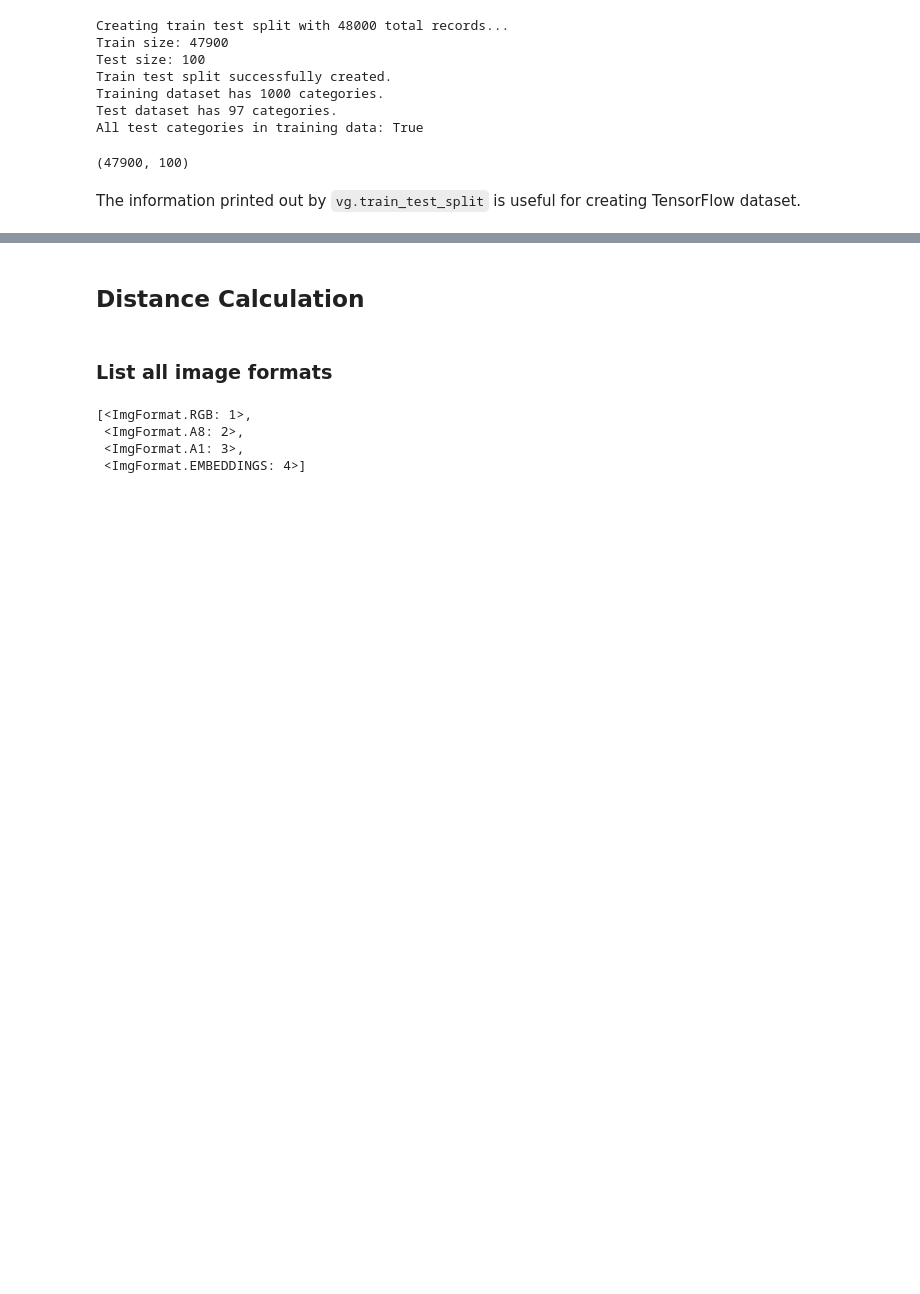
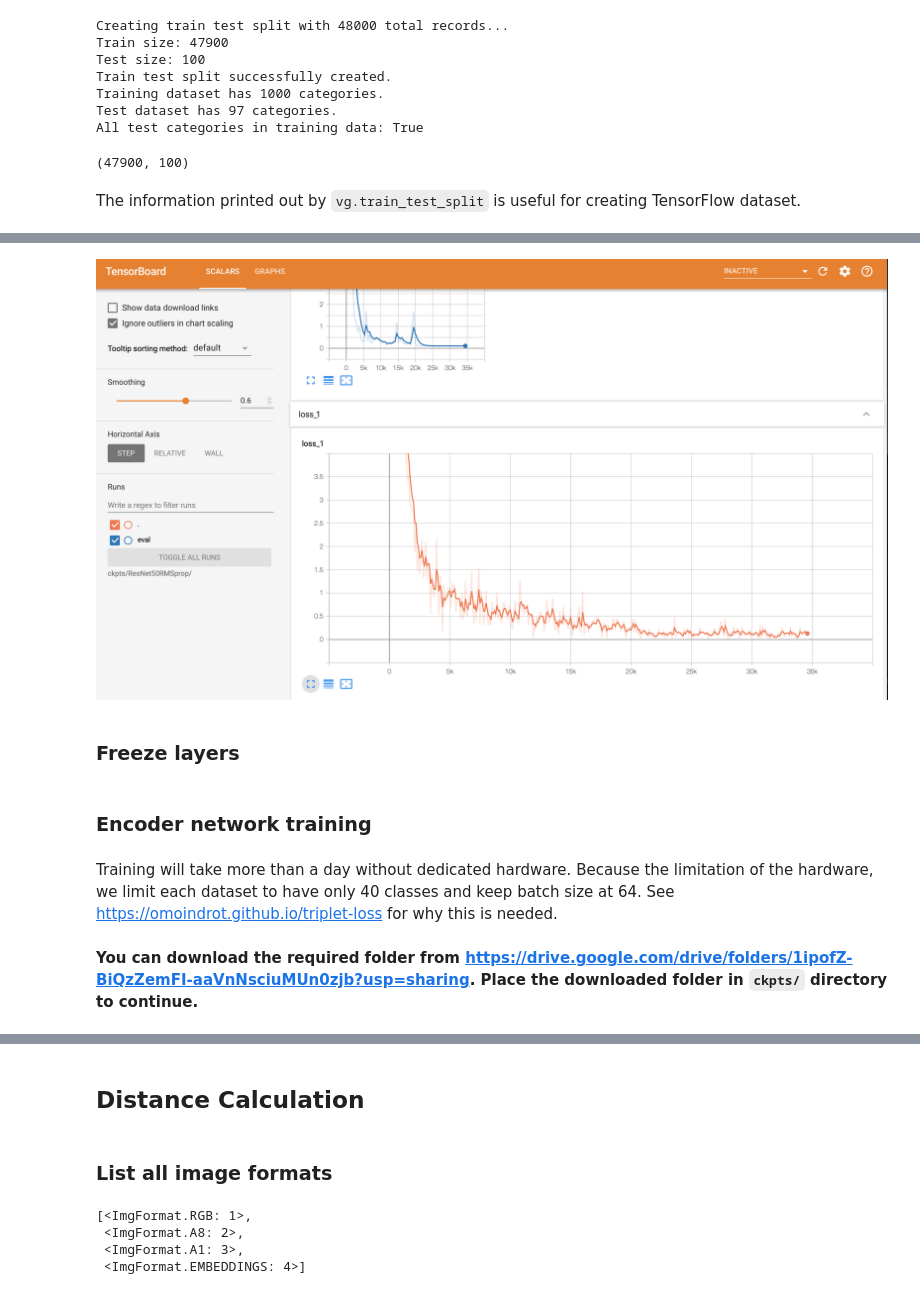
Before and after one commit to unicode-org/ml-confusables-generator, a Jupyter notebook: main.ipynb, the cells around one changed output, grey strips where cells are left out. Drawn from its saved outputs; the diff is of its cells as text; code cells hidden in the pictures; blank space fills up the shorter version.

```diff
--- a/main.ipynb
+++ b/main.ipynb
@@ -223,0 +432,6 @@ The information printed out by `vg.train_test_split` is useful for creating Tens
+# %%
+display(Image(filename='pictures/training_categorical_02.png'))
+# %% [output]
+[figure, added]
+# %% [markdown]
+### Freeze layers
@@ -223,0 +458,6 @@ The information printed out by `vg.train_test_split` is useful for creating Tens
+# %% [markdown]
+### Encoder network training
+# %% [markdown]
+Training will take more than a day without dedicated hardware. Because the limitation of the hardware, we limit each dataset to have only 40 classes and keep batch size at 64. See https://omoindrot.github.io/triplet-loss for why this is needed.
+# %% [markdown]
+**You can download the required folder from https://drive.google.com/drive/folders/1ipofZ-BiQzZemFI-aaVnNsciuMUn0zjb?usp=sharing. Place the downloaded folder in `ckpts/` directory to continue.**
```
Also changed, not shown: parts of 96 cells of this notebook, 12 other files.
